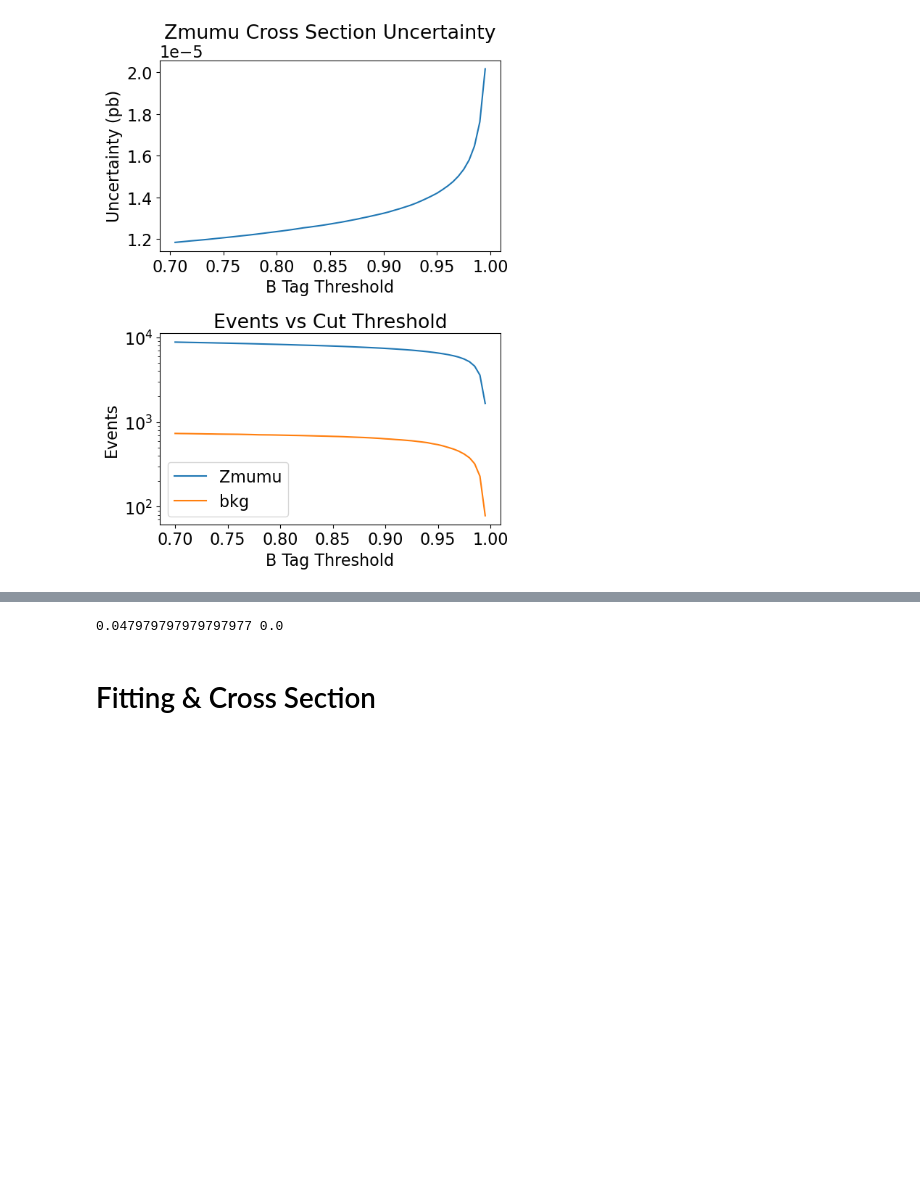
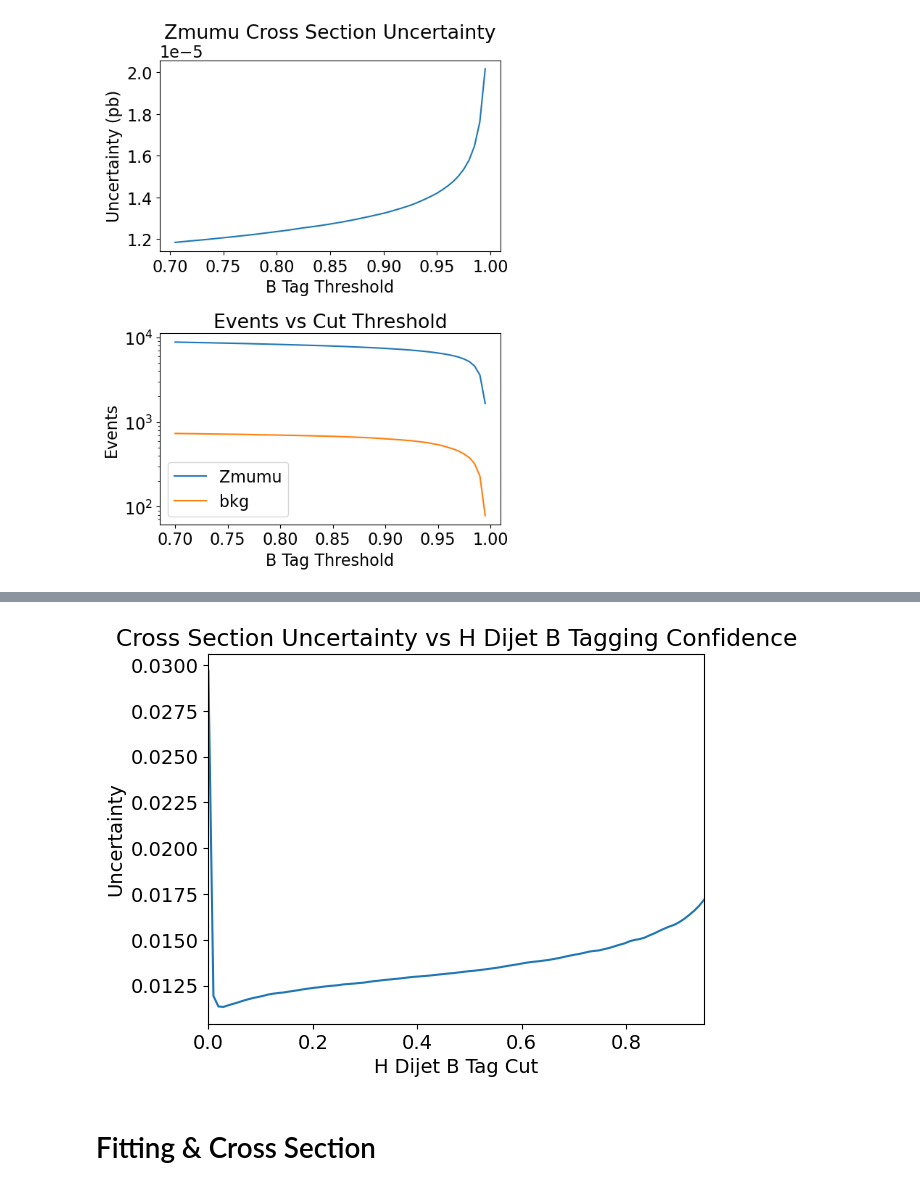
Before and after one commit to ilsanford/FCCAnalyzer, a Jupyter notebook: analyses/h_bb/h_bb.ipynb, the cells around one changed output, grey strips where cells are left out. Saved outputs shown, nothing was run; the diff lists cells and outputs as text; code cells hidden in the pictures; blank space fills up the shorter version.

```diff
--- a/analyses/h_bb/h_bb.ipynb
+++ b/analyses/h_bb/h_bb.ipynb
@@ -454,14 +480,26 @@ plt.show()
 # %%
-[minx], [miny] = np.where(sigma == np.min(sigma))
-print(X[minx,miny], Y[minx,miny])
+x   = np.linspace(0, 0.95, 100)
+sig = np.zeros(100)
+
+for i in range(100):
+    sig[i] = uncert(x[i], 0.134)
+
+plt.plot(x, sig)
+plt.xlim(0, 0.95)
+plt.ylabel('Uncertainty')
+#plt.yticks([])
+plt.xlabel('H Dijet B Tag Cut')
+plt.title('Cross Section Uncertainty vs H Dijet B Tagging Confidence')
+
+plt.show()
 
 # second run
 # B: 0.67 Q: 0.80
 # B: 0.77 S: 0.45
 # B: 0.80 C: 0.04
 # B: 0.60 B: 0.00
 # %% [output]
-0.047979797979797977 0.0
+[figure, added]
 # %% [markdown]
 <h1>Fitting & Cross Section</h1>
 # %%
```
Also changed, not shown: parts of 10 cells of this notebook, 1 other file.
